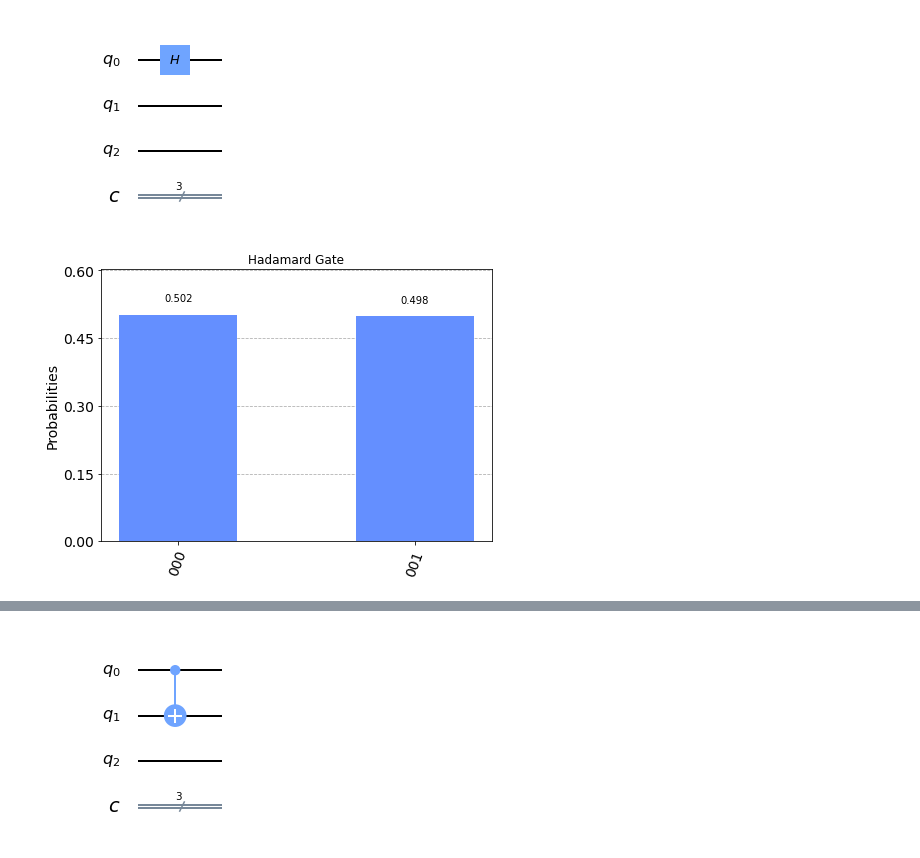
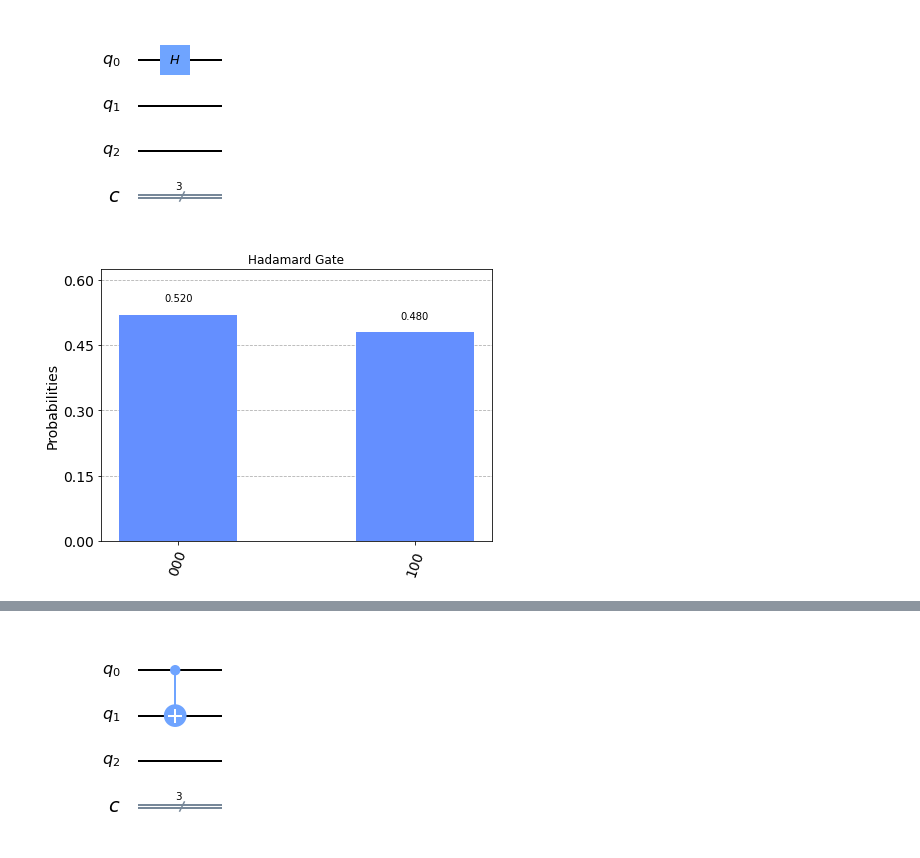
Before and after one commit to maggie-bao202/Quantum-Decoherence, a Jupyter notebook: main.ipynb, the cells around one changed output, grey strips where cells are left out. Saved outputs shown, nothing was run; the diff lists cells and outputs as text; code cells hidden in the pictures.

```diff
--- a/main.ipynb
+++ b/main.ipynb
@@ -17,17 +17,17 @@ circ.draw(output='mpl') #draw circuit
 # %% [output]
 [figure]
 # %%
-circ.measure([0,1,2], [0,1,2])
+circ.measure([0,1,2], [2,1,0])
 
 # Select the QasmSimulator from the Aer provider
 simulator = Aer.get_backend('qasm_simulator')
 
 # Execute and get counts
 result = execute(circ, simulator).result()
 counts = result.get_counts(circ)
 plot_histogram(counts, title='Hadamard Gate')
 # %% [output]
-[figure, old version]
+[figure, new version]
 # %%
 # Construct the noise model from backend properties
 noise_model = NoiseModel.from_backend(device_backend)
```
Also changed, not shown: parts of 13 cells of this notebook.
